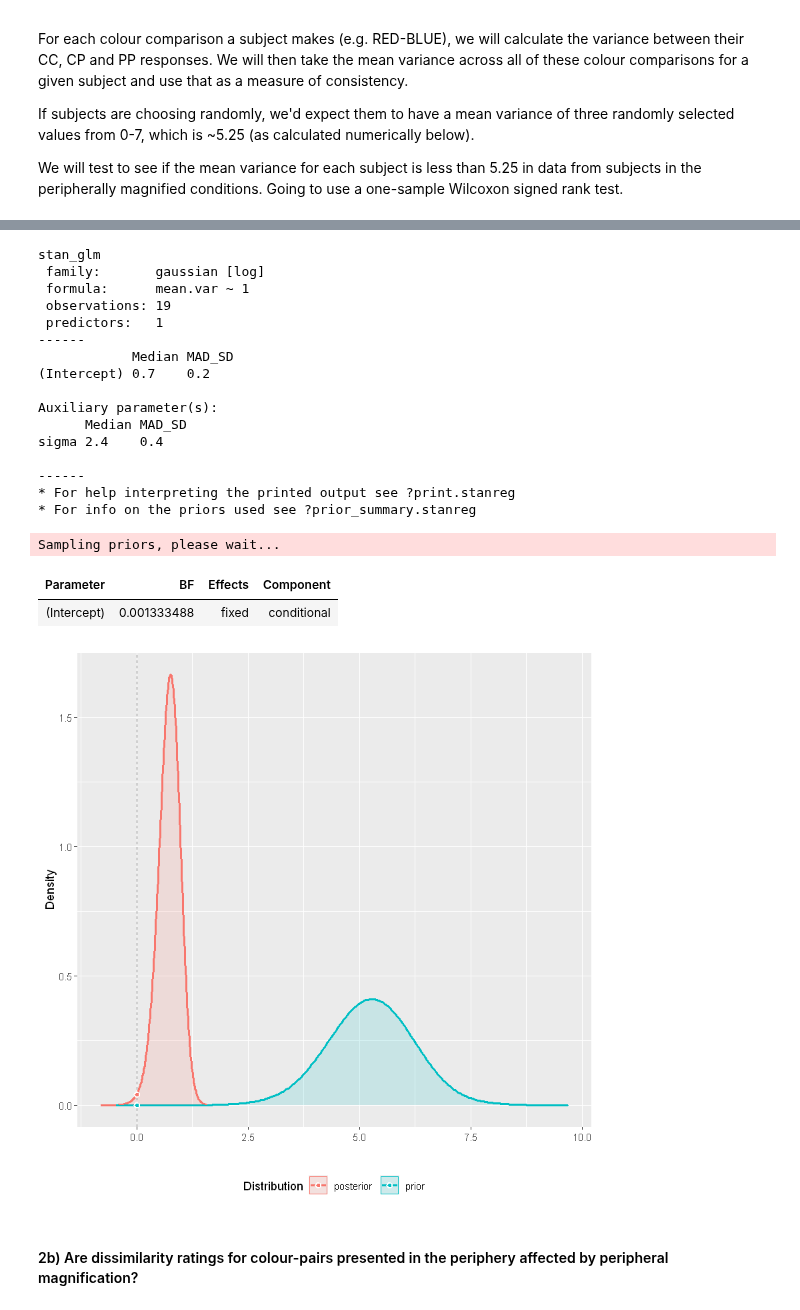
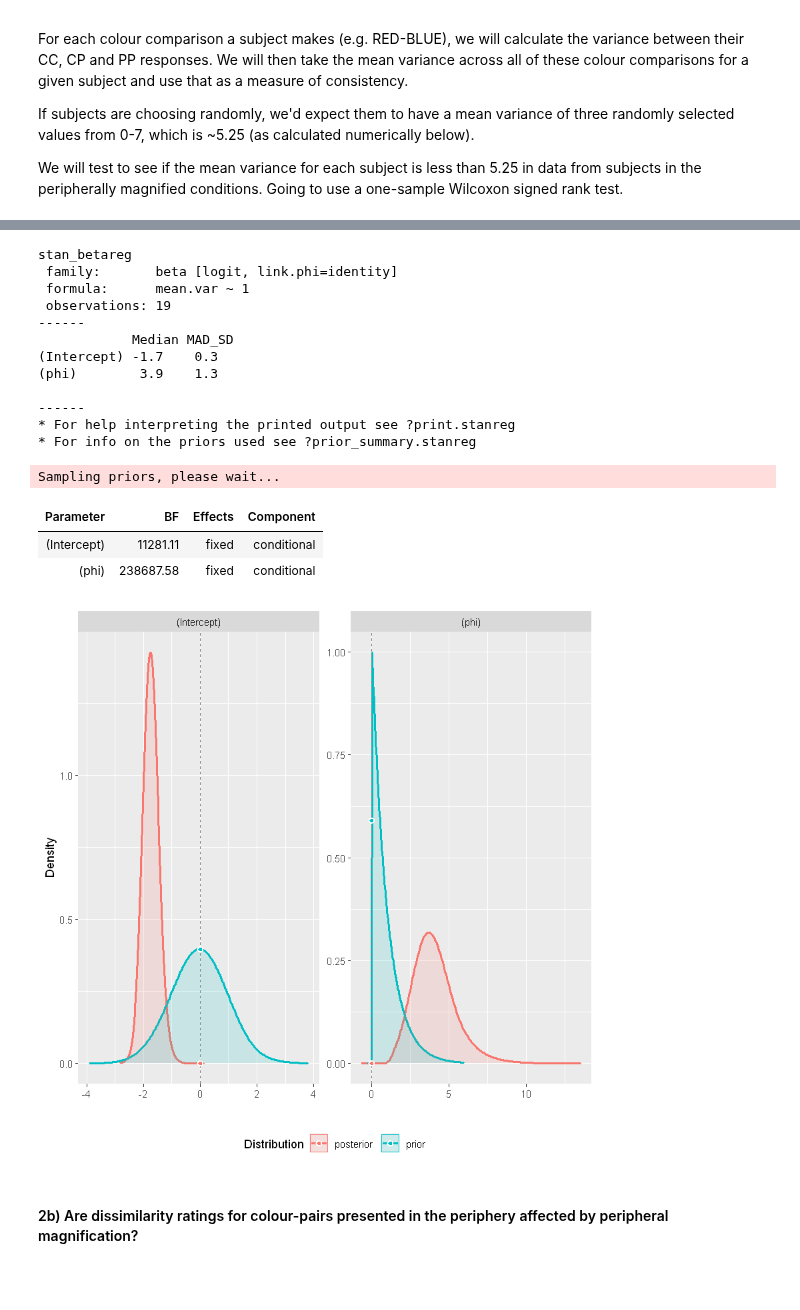
Before and after one commit to ArielZJ/Precision-Phenomenology-Data-Analysis, a Jupyter notebook: Fovea vs. Periphery Color Similarity Pilot Analysis - 2stim Analysis.ipynb, the cells around one changed output, grey strips where cells are left out. Drawn from its saved outputs; the diff is of its cells as text; code cells hidden in the pictures; blank space fills up the shorter version.

```diff
--- a/Fovea vs. Periphery Color Similarity Pilot Analysis - 2stim Analysis.ipynb
+++ b/Fovea vs. Periphery Color Similarity Pilot Analysis - 2stim Analysis.ipynb
@@ -1852,12 +1852,14 @@ var.test <- function(v.var,null.h=rand.var){
 #plot(posterior(bf, iterations=1000))
 # %%
 # Current method in use
-bf3 <- stan_glm(formula = mean.var ~ 1,
-               data = var.data.mag,
+test <- var.data.mag
+test$mean.var <- test$mean.var/16.6
+bf3 <- stan_betareg(formula = mean.var ~ 1,
+               data = test,
                # transform
-               family=gaussian(link='log'),
+               #family=gaussian(link='log'),
                # priors
-                prior_intercept = normal(rand.var,1) # how to pick the SD? What does the default use?
+            prior_intercept = normal(logit(rand.var),1) # how to pick the SD? What does the default use?
                )
 bf3
 region2 <- bayesfactor_parameters(bf3)
@@ -1883,24 +1885,21 @@ Chain 4:                0.118 seconds (Total)
 Chain 4:
-stan_glm
- family:       gaussian [log]
+stan_betareg
+ family:       beta [logit, link.phi=identity]
  formula:      mean.var ~ 1
  observations: 19
- predictors:   1
 ------
             Median MAD_SD
-(Intercept) 0.7    0.2
-
-Auxiliary parameter(s):
-      Median MAD_SD
-sigma 2.4    0.4
+(Intercept) -1.7    0.3
+(phi)        3.9    1.3
 
 ------
 * For help interpreting the printed output see ?print.stanreg
 * For info on the priors used see ?prior_summary.stanreg
 Sampling priors, please wait...
 | Parameter | BF | Effects | Component |
-| (Intercept) | 0.001333488 | fixed | conditional |
+| (Intercept) | 11281.11 | fixed | conditional |
+| (phi) | 238687.58 | fixed | conditional |
-[figure, old version]
+[figure, new version]
 # %% [markdown]
 #### 2b) Are dissimilarity ratings for colour-pairs presented in the periphery affected by peripheral magnification?
 # %% [markdown]
```
Also changed, not shown: parts of 1 cell of this notebook.
